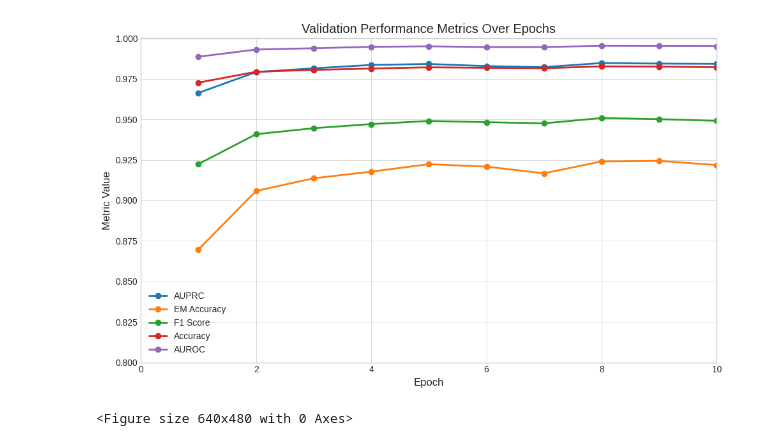
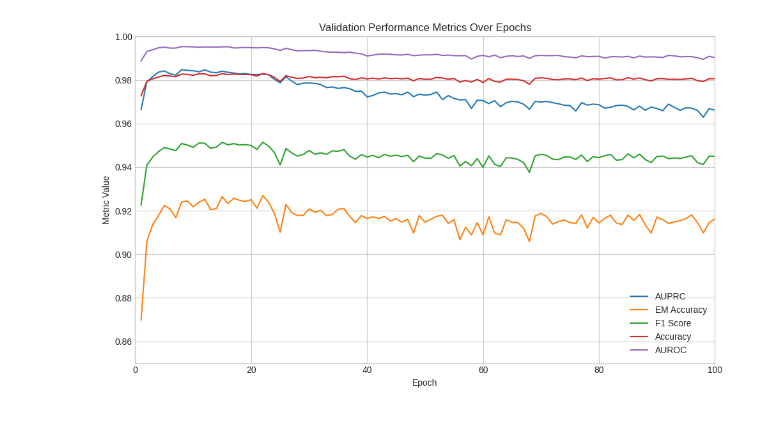
Before and after one commit to andresalvarezolmo/ECG-FM, a Jupyter notebook: notebooks/final-results/validation-results.ipynb, the cells around one changed output. Cells and saved outputs as stored; diff of their text form; code cells hidden in the pictures.

```diff
--- a/notebooks/final-results/validation-results.ipynb
+++ b/notebooks/final-results/validation-results.ipynb
@@ -16,35 +16,34 @@ metrics = {
     "AUPRC": "auprc",
     "EM Accuracy": "em_accuracy",
     "F1 Score": "f1",
     "Accuracy": "accuracy",
     "AUROC": "auroc"
 }
 
 # Define colors using a professional colormap (tab10)
 colors = plt.get_cmap("tab10")
 
 plt.figure(figsize=(10, 6))
 plt.style.use("seaborn-v0_8-whitegrid")
 
 
 # Plot each metric with a unique color and markers for clarity
 for i, (label, col) in enumerate(metrics.items()):
-    plt.plot(df["epoch"], df[col], label=label, marker="o", color=colors(i))
+    plt.plot(df["epoch"], df[col], label=label, color=colors(i))
 
 plt.xlabel("Epoch")
 plt.ylabel("Metric Value")
 plt.title("Validation Performance Metrics Over Epochs")
 plt.legend(loc="best")
-plt.ylim(0.8,1)
-plt.xlim(0,10)
+plt.ylim(0.85,1)
+plt.xlim(0,100)
 plt.tight_layout()
 
 # Define the output path
 output_file = "/home/aa2650/playground/ECG-FM/results/validation_metrics.png"
 
 # Save the figure in high quality (300 dpi)
 plt.savefig(output_file, dpi=300, bbox_inches="tight")
 plt.show()
 # %% [output]
-[figure, old version]
+[figure, new version]
-<Figure size 640x480 with 0 Axes>
```
Also changed, not shown: 4 other files.
